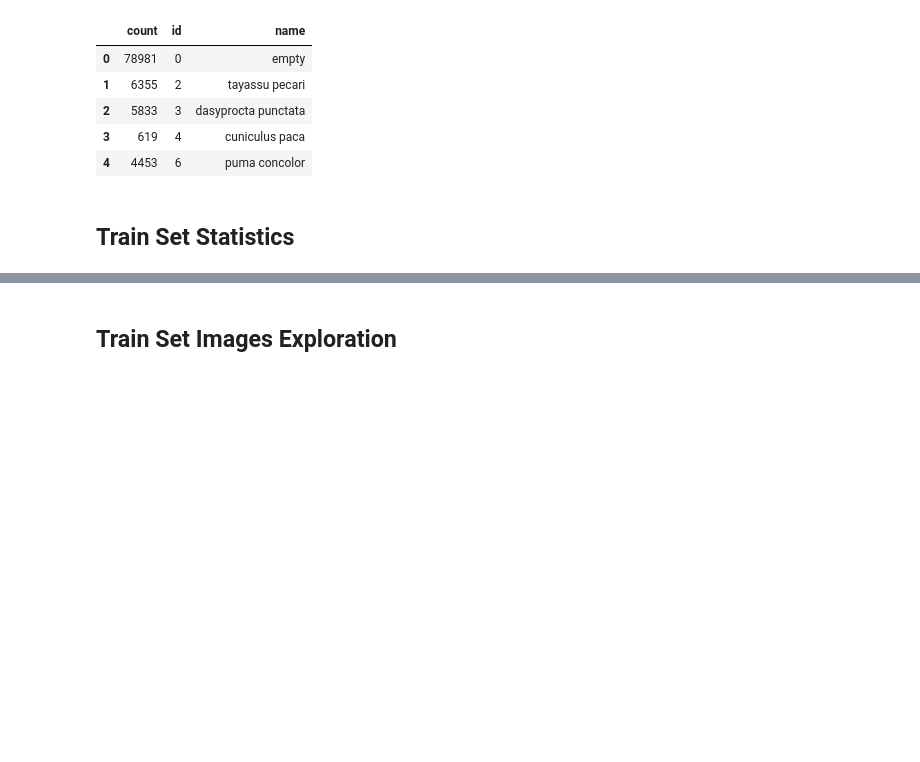
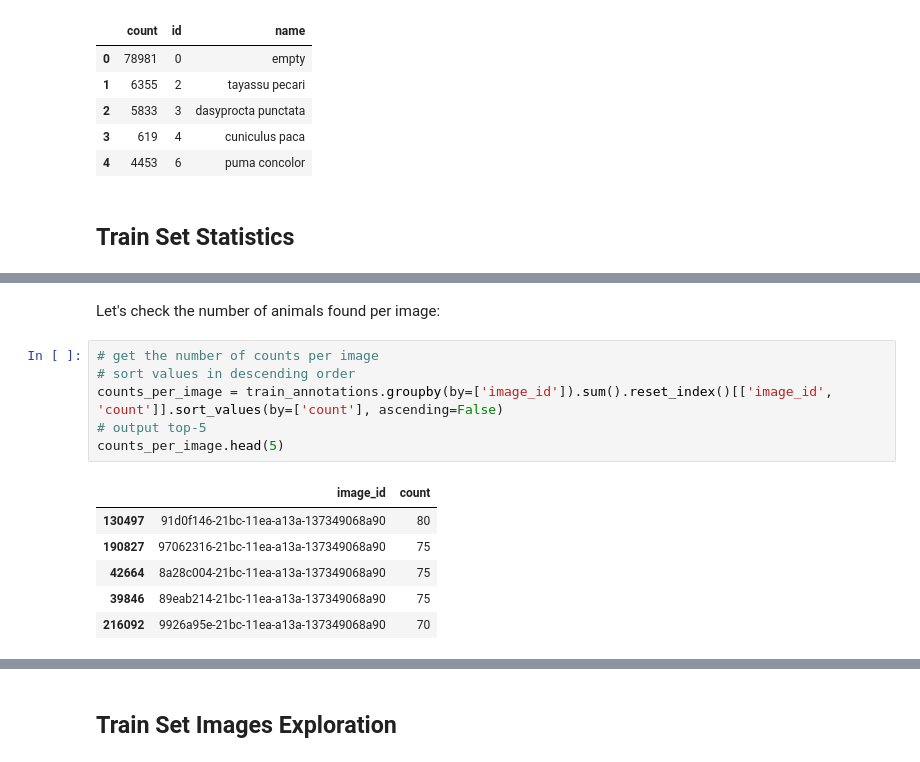
Before and after one commit to Lexie88rus/iWildCam, a Jupyter notebook: iwildcam-eda.ipynb, the cells around one changed output, grey strips where cells are left out. Cells and saved outputs as stored; diff of their text form; blank space fills up the shorter version.

```diff
--- a/iwildcam-eda.ipynb
+++ b/iwildcam-eda.ipynb
@@ -88,0 +110,15 @@ train_categories.head()
+# %% [markdown]
+Let's check the number of animals found per image:
+# %%
+# get the number of counts per image
+# sort values in descending order
+counts_per_image = train_annotations.groupby(by=['image_id']).sum().reset_index()[['image_id', 'count']].sort_values(by=['count'], ascending=False)
+# output top-5
+counts_per_image.head(5)
+# %% [output]
+|  | image_id | count |
+| 130497 | 91d0f146-21bc-11ea-a13a-137349068a90 | 80 |
+| 190827 | 97062316-21bc-11ea-a13a-137349068a90 | 75 |
+| 42664 | 8a28c004-21bc-11ea-a13a-137349068a90 | 75 |
+| 39846 | 89eab214-21bc-11ea-a13a-137349068a90 | 75 |
+| 216092 | 9926a95e-21bc-11ea-a13a-137349068a90 | 70 |
```
Also changed, not shown: parts of 11 cells of this notebook.
